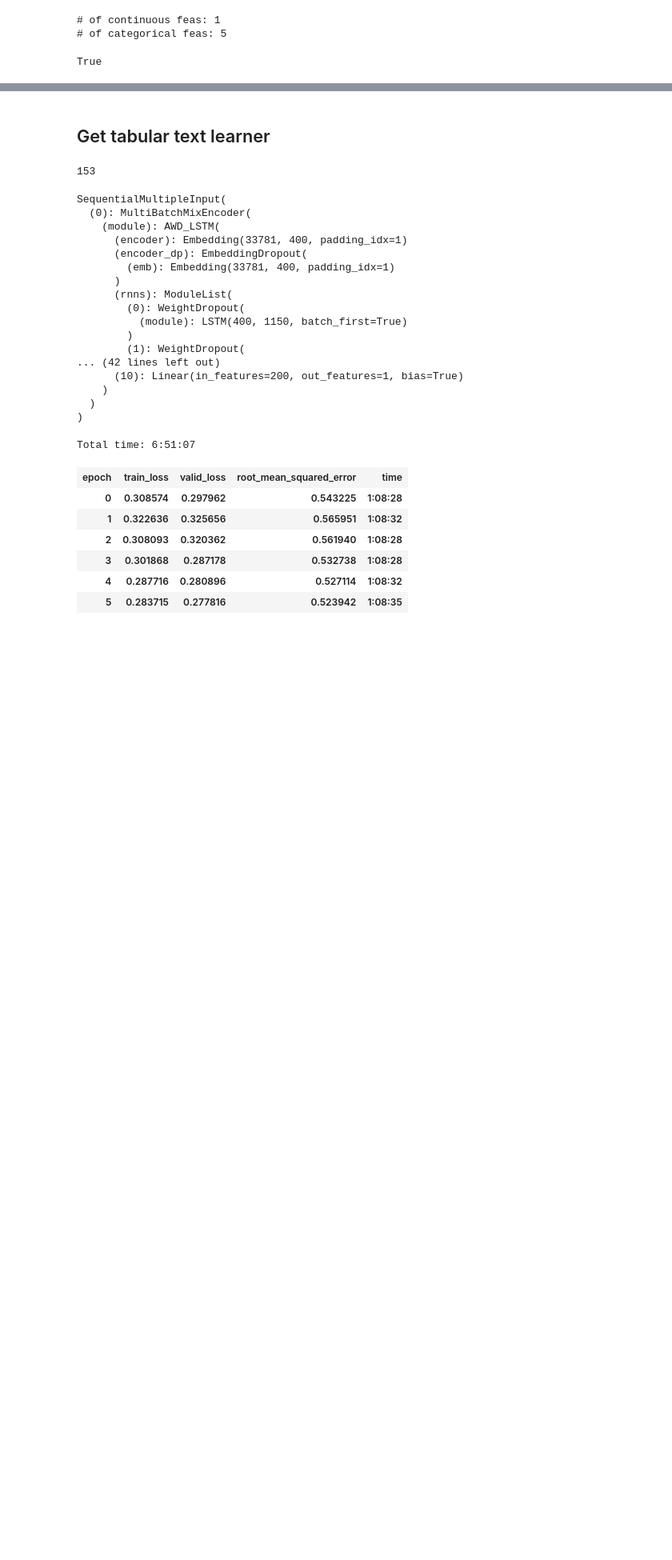
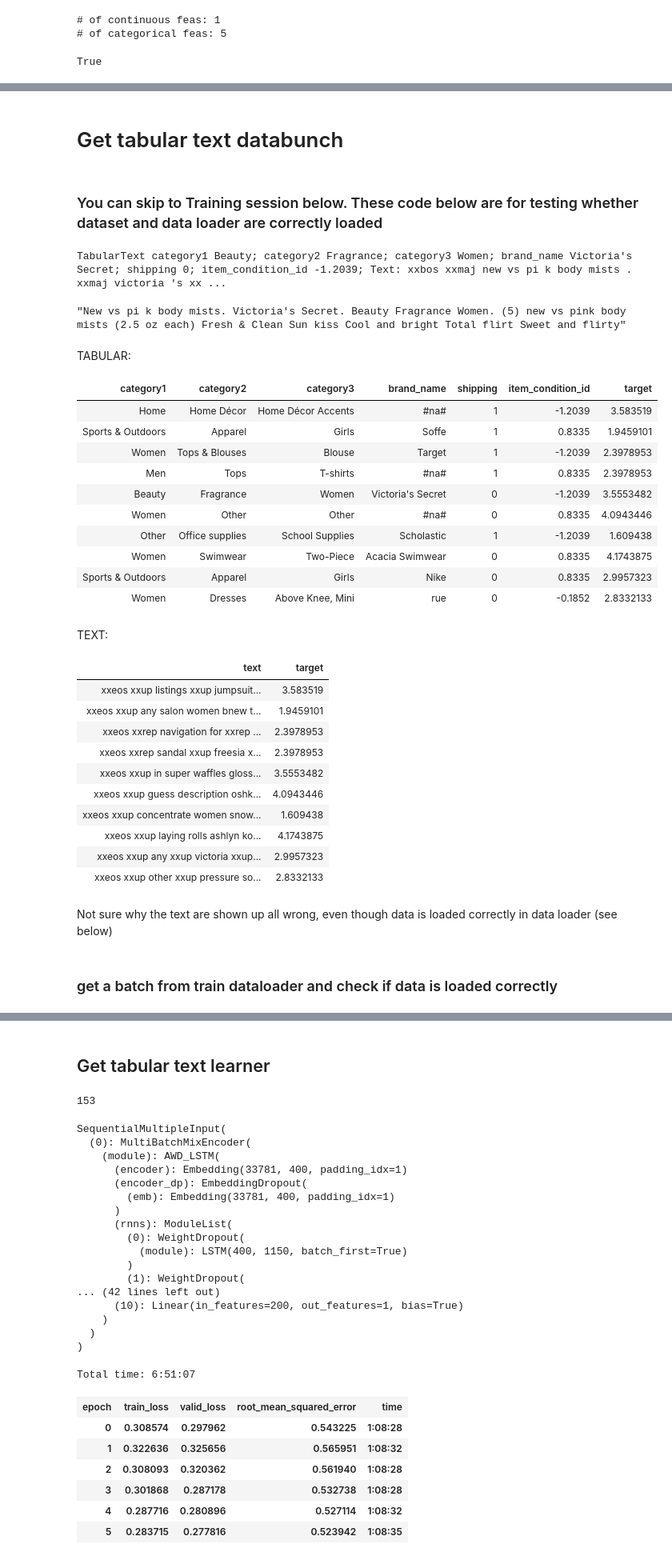
Before and after one commit to anhquan0412/fastai-tabular-text-demo, a Jupyter notebook: mercari-tabular-text-training-complete.ipynb, the cells around one changed output, grey strips where cells are left out. Shown at 80% size. Saved outputs shown, nothing was run; the diff lists cells and outputs as text; code cells hidden in the pictures; blank space fills up the shorter version.

Commit message:
simplify show_batch() text, add testing session for mercari databunch

```diff
--- a/mercari-tabular-text-training-complete.ipynb
+++ b/mercari-tabular-text-training-complete.ipynb
@@ -196,3 +200,5 @@ def get_tabulartext_learner(data,params,seed=42):
                                **params).to_fp16() # because the language model is trained in fp16
     learn.load_encoder(encoder_name)
     return learn.to_fp32()
+# %% [markdown]
+# Get tabular text databunch
@@ -198,0 +208,39 @@ def get_tabulartext_learner(data,params,seed=42):
+# %% [markdown]
+### You can skip to Training session below. These code below are for testing whether dataset and data loader are correctly loaded
+# %%
+data.train_ds.x[0]
+train_df.loc[train_idxs].iloc[0].text
+# %% [output]
+TabularText category1 Beauty; category2 Fragrance; category3 Women; brand_name Victoria's Secret; shipping 0; item_condition_id -1.2039; Text: xxbos xxmaj new vs pi k body mists . xxmaj victoria 's xx ...
+"New vs pi k body mists. Victoria's Secret. Beauty Fragrance Women. (5) new vs pink body mists (2.5 oz each) Fresh & Clean Sun kiss Cool and bright Total flirt Sweet and flirty"
+# %%
+data.show_batch(10)
+# %% [output]
+TABULAR:
+| category1 | category2 | category3 | brand_name | shipping | item_condition_id | target |
+| Home | Home Décor | Home Décor Accents | #na# | 1 | -1.2039 | 3.583519 |
+| Sports & Outdoors | Apparel | Girls | Soffe | 1 | 0.8335 | 1.9459101 |
+| Women | Tops & Blouses | Blouse | Target | 1 | -1.2039 | 2.3978953 |
+| Men | Tops | T-shirts | #na# | 1 | 0.8335 | 2.3978953 |
+| Beauty | Fragrance | Women | Victoria's Secret | 0 | -1.2039 | 3.5553482 |
+| Women | Other | Other | #na# | 0 | 0.8335 | 4.0943446 |
+| Other | Office supplies | School Supplies | Scholastic | 1 | -1.2039 | 1.609438 |
+| Women | Swimwear | Two-Piece | Acacia Swimwear | 0 | 0.8335 | 4.1743875 |
+| Sports & Outdoors | Apparel | Girls | Nike | 0 | 0.8335 | 2.9957323 |
+| Women | Dresses | Above Knee, Mini | rue | 0 | -0.1852 | 2.8332133 |
+TEXT:
+| text | target |
+| xxeos xxup listings xxup jumpsuit... | 3.583519 |
+| xxeos xxup any salon women bnew t... | 1.9459101 |
+| xxeos xxrep navigation for xxrep ... | 2.3978953 |
+| xxeos xxrep sandal xxup freesia x... | 2.3978953 |
+| xxeos xxup in super waffles gloss... | 3.5553482 |
+| xxeos xxup guess description oshk... | 4.0943446 |
+| xxeos xxup concentrate women snow... | 1.609438 |
+| xxeos xxup laying rolls ashlyn ko... | 4.1743875 |
+| xxeos xxup any xxup victoria xxup... | 2.9957323 |
+| xxeos xxup other xxup pressure so... | 2.8332133 |
+# %% [markdown]
+Not sure why the text are shown up all wrong, even though data is loaded correctly in data loader (see below)
+# %% [markdown]
+### get a batch from train dataloader and check if data is loaded correctly
```
Also changed, not shown: parts of 27 cells of this notebook, 1 other file.
